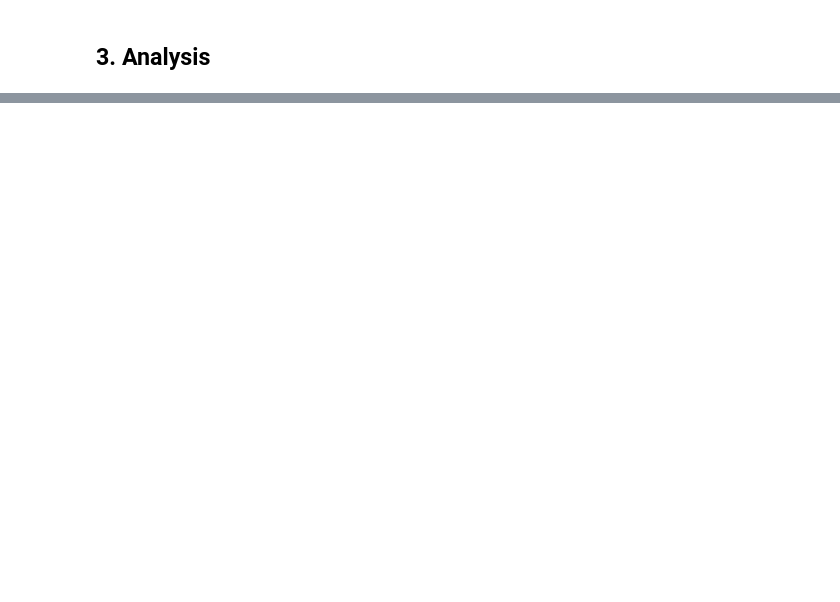
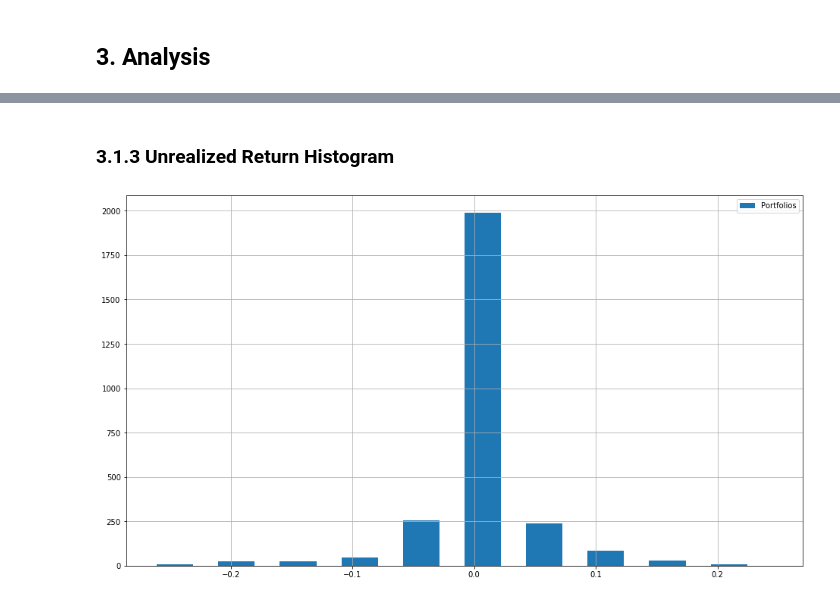
Before and after one commit to Zhehao97/AlgorithmicTrading_final, a Jupyter notebook: 2.Carry Trade Implementation.ipynb, the cells around one changed output, grey strips where cells are left out. Saved outputs shown, nothing was run; the diff lists cells and outputs as text; code cells hidden in the pictures; blank space fills up the shorter version.

```diff
--- a/2.Carry Trade Implementation.ipynb
+++ b/2.Carry Trade Implementation.ipynb
@@ -88,0 +179,8 @@ results['Period'].hist()
+# %% [markdown]
+### 3.1.3 Unrealized Return Histogram
+# %%
+results_09['Unreal_Return'].hist(width=0.03, label='Portfolios')
+plt.legend()
+plt.show()
+# %% [output]
+[figure, added]
```
Also changed, not shown: parts of 32 cells of this notebook, 1 other file.
